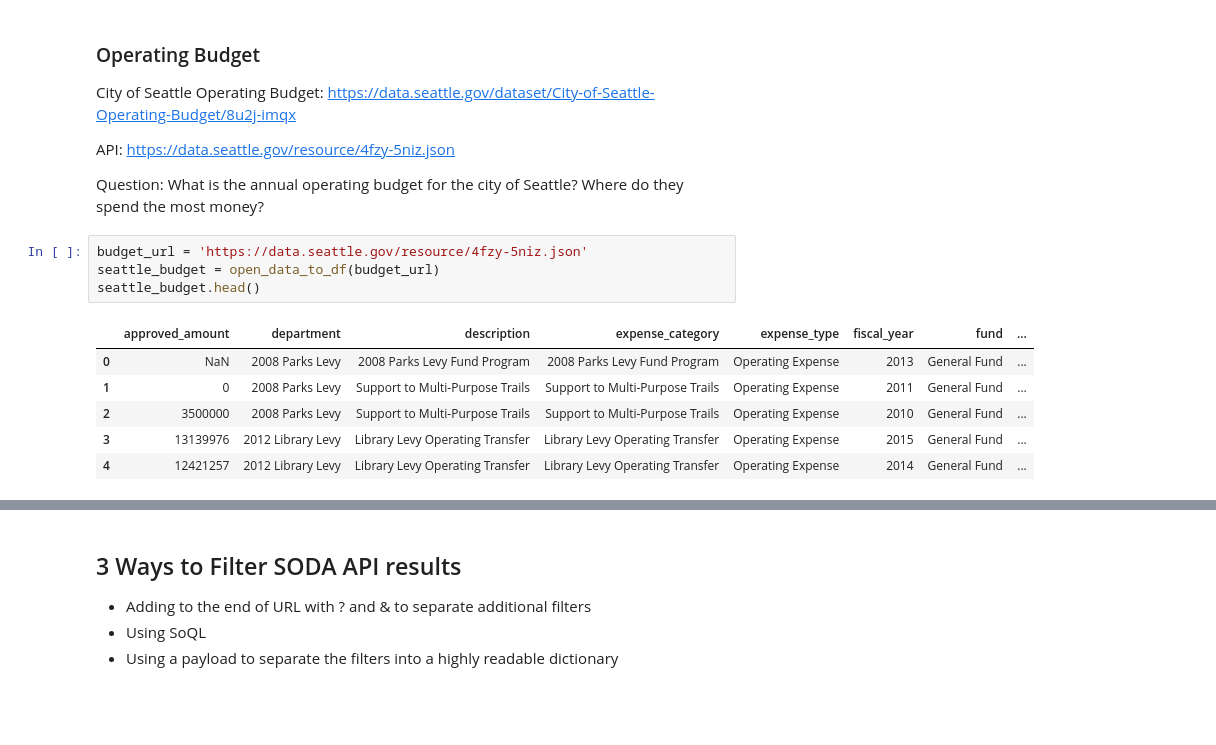
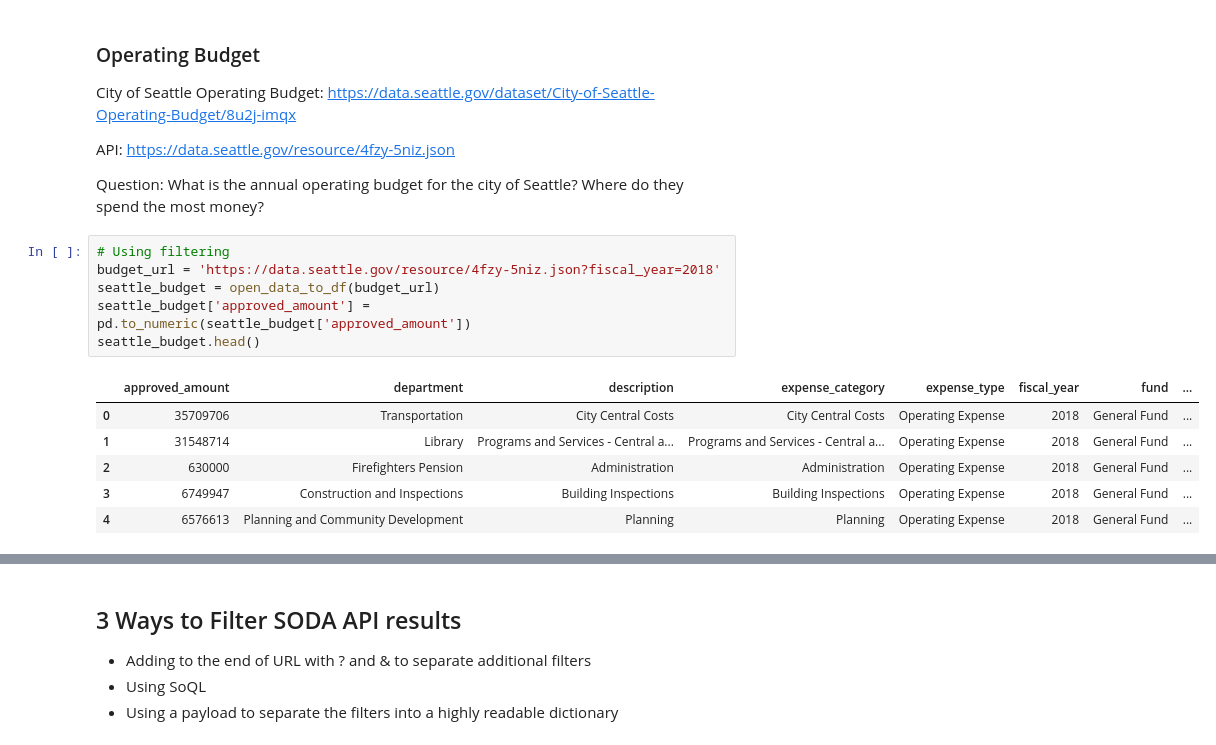
Before and after one commit to chrispmaag/plotly_open_city_data_api, a Jupyter notebook: Plotly_Open_City_Data_API.ipynb, the cells around one changed output, grey strips where cells are left out. Cells and saved outputs as stored; diff of their text form; blank space fills up the shorter version.

Commit message:
feat: Add new plots and filtering to API calls
Extended the default limit of API calls to 50k records and started
to use SoQL to filter the results in a more useful way.

```diff
--- a/Plotly_Open_City_Data_API.ipynb
+++ b/Plotly_Open_City_Data_API.ipynb
@@ -61,13 +196,15 @@ API: https://data.seattle.gov/resource/4fzy-5niz.json
 
 Question: What is the annual operating budget for the city of Seattle? Where do they spend the most money?
 # %%
-budget_url = 'https://data.seattle.gov/resource/4fzy-5niz.json'
+# Using filtering
+budget_url = 'https://data.seattle.gov/resource/4fzy-5niz.json?fiscal_year=2018'
 seattle_budget = open_data_to_df(budget_url)
+seattle_budget['approved_amount'] = pd.to_numeric(seattle_budget['approved_amount'])
 seattle_budget.head()
 # %% [output]
 |  | approved_amount | department | description | expense_category | expense_type | fiscal_year | fund | ... |
-| 0 | NaN | 2008 Parks Levy | 2008 Parks Levy Fund Program | 2008 Parks Levy Fund Program | Operating Expense | 2013 | General Fund | ... |
-| 1 | 0 | 2008 Parks Levy | Support to Multi-Purpose Trails | Support to Multi-Purpose Trails | Operating Expense | 2011 | General Fund | ... |
-| 2 | 3500000 | 2008 Parks Levy | Support to Multi-Purpose Trails | Support to Multi-Purpose Trails | Operating Expense | 2010 | General Fund | ... |
-| 3 | 13139976 | 2012 Library Levy | Library Levy Operating Transfer | Library Levy Operating Transfer | Operating Expense | 2015 | General Fund | ... |
-| 4 | 12421257 | 2012 Library Levy | Library Levy Operating Transfer | Library Levy Operating Transfer | Operating Expense | 2014 | General Fund | ... |
+| 0 | 35709706 | Transportation | City Central Costs | City Central Costs | Operating Expense | 2018 | General Fund | ... |
+| 1 | 31548714 | Library | Programs and Services - Central a... | Programs and Services - Central a... | Operating Expense | 2018 | General Fund | ... |
+| 2 | 630000 | Firefighters Pension | Administration | Administration | Operating Expense | 2018 | General Fund | ... |
+| 3 | 6749947 | Construction and Inspections | Building Inspections | Building Inspections | Operating Expense | 2018 | General Fund | ... |
+| 4 | 6576613 | Planning and Community Development | Planning | Planning | Operating Expense | 2018 | General Fund | ... |
```
Also changed, not shown: parts of 26 cells of this notebook.
